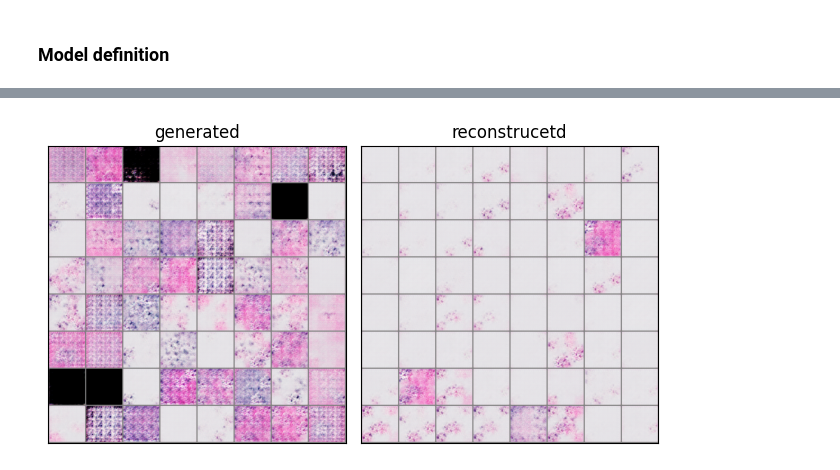
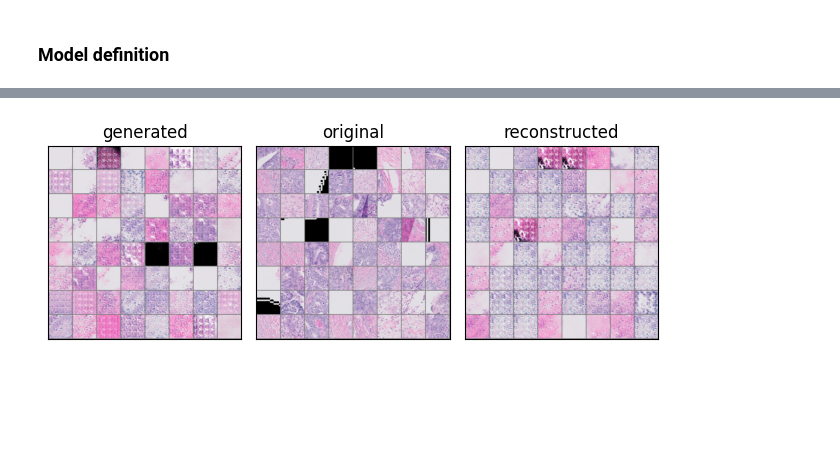
Before and after one commit to emiz6413/UBC-OCEAN, a Jupyter notebook: 0.poc-bi-sngan-64x64.ipynb, the cells around one changed output, grey strips where cells are left out. Drawn from its saved outputs; the diff is of its cells as text; code cells hidden in the pictures; blank space fills up the shorter version.

Commit message:
Kaggle Notebook | 0 PoC Bi-SNGAN 64x64 | Version 5

```diff
--- a/0.poc-bi-sngan-64x64.ipynb
+++ b/0.poc-bi-sngan-64x64.ipynb
@@ -18,9 +18,10 @@ from PIL import Image
 import matplotlib.pyplot as plt
 # %%
 IMG_SIZE = 64
-EPOCHS = 20
+INITIAL_EPOCH = 25
+EPOCHS = 25
 BATCH_SIZE = 256
-INITIAL_WEIGHTS = "/kaggle/input/bigan-weights/bigan_epoch4_rec_loss0.408.pth"
+INITIAL_WEIGHTS = "/kaggle/input/bigan-weights/bigan_epoch24_rec_loss0.555.pth"
 DEVICE = torch.device("cuda") if torch.cuda.is_available() else torch.device("cpu")
 # %% [markdown]
 ### Model definition
@@ -386,15 +385,18 @@ if INITIAL_WEIGHTS is not None:
 # %%
 pbar = tqdm(total=EPOCHS)
 
-for epoch in range(EPOCHS):
+for epoch in range(INITIAL_EPOCH, INITIAL_EPOCH + EPOCHS):
     ge_loss, disc_loss = model.train_single_epoch(train_loader=dataloader)
 
     rec_loss = model.evaluate(eval_loader=eval_loader)
     pbar.set_description(f"epoch: {epoch} Reconstruction loss: {rec_loss:.3f}")
 
     with torch.no_grad():
+        sample_img = next(iter(eval_loader))[:64]
         gen = model.generate(torch.randn(64, 128, 1, 1, device=DEVICE))
-        rec = model.reconstruct(next(iter(eval_loader))[:64])
+        rec = model.reconstruct(sample_img)
+
+    sample_img = reverse_transform(vutils.make_grid(sample_img, nrow=8))
 
     gen_img = reverse_transform(vutils.make_grid(gen, nrow=8))
     gen_img.save(f"epoch_{epoch}_generated.png")
@@ -405,19 +407,17 @@ for epoch in range(EPOCHS):
     torch.save(model.state_dict(), f"bigan_epoch{epoch}_rec_loss{rec_loss:.3f}.pth")
 
     pbar.update()
-# %%
-fig, axes = plt.subplots(1, 2)
-
-axes[0].imshow(gen_img)
-axes[0].set_xticks([])
-axes[0].set_yticks([])
-axes[0].set_title("generated")
-axes[1].imshow(rec_img)
-axes[1].set_xticks([])
-axes[1].set_yticks([])
-axes[1].set_title("reconstrucetd")
-
-fig.tight_layout()
-fig.show()
-# %% [output]
-[figure, removed]
+# %%
+fig, axes = plt.subplots(1, 3)
+
+for ax, img, title in zip(axes, [gen_img, sample_img, rec_img], ["generated", "original", "reconstructed"]):
+    ax.imshow(img)
+    ax.set_xticks([])
+    ax.set_yticks([])
+    ax.set_title(title)
+
+fig.tight_layout()
+fig.savefig("sample_result.png")
+fig.show()
+# %% [output]
+[figure, added]
```
Also changed, not shown: parts of 5 cells of this notebook.
